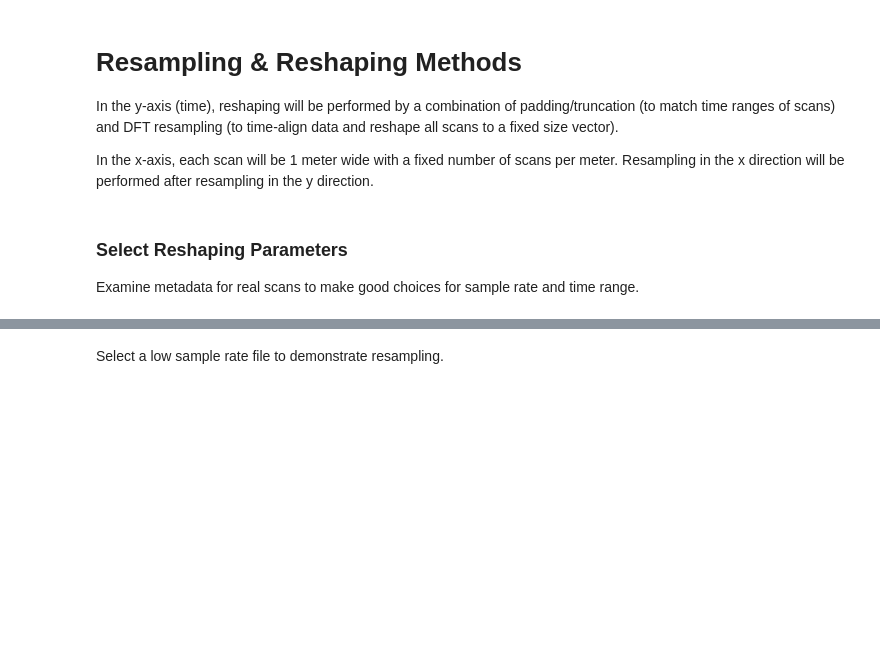
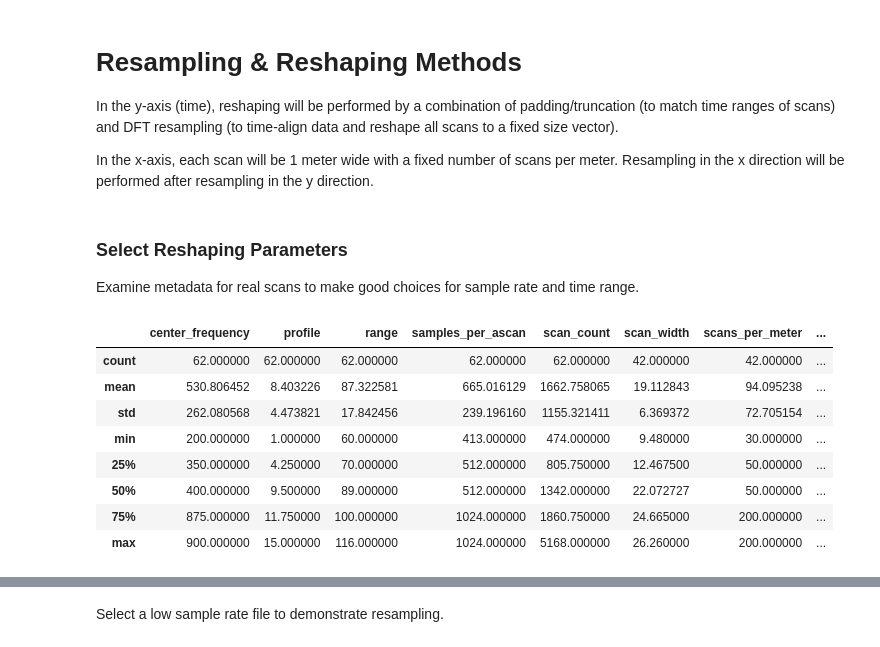
Before and after one commit to jeanruggiero/masters-thesis, a Jupyter notebook: DataExploration.ipynb, the cells around one changed output, grey strips where cells are left out. Drawn from its saved outputs; the diff is of its cells as text; code cells hidden in the pictures; blank space fills up the shorter version.

```diff
--- a/DataExploration.ipynb
+++ b/DataExploration.ipynb
@@ -20,6 +20,16 @@ import matplotlib.pyplot as plt
 plt.rcParams["figure.figsize"] = (10,4)
 s3 = boto3.resource('s3')
 # %%
-# m = get_metadata()
-# m.describe()
+m = get_metadata()
+m.describe()
+# %% [output]
+|  | center_frequency | profile | range | samples_per_ascan | scan_count | scan_width | scans_per_meter | ... |
+| count | 62.000000 | 62.000000 | 62.000000 | 62.000000 | 62.000000 | 42.000000 | 42.000000 | ... |
+| mean | 530.806452 | 8.403226 | 87.322581 | 665.016129 | 1662.758065 | 19.112843 | 94.095238 | ... |
+| std | 262.080568 | 4.473821 | 17.842456 | 239.196160 | 1155.321411 | 6.369372 | 72.705154 | ... |
+| min | 200.000000 | 1.000000 | 60.000000 | 413.000000 | 474.000000 | 9.480000 | 30.000000 | ... |
+| 25% | 350.000000 | 4.250000 | 70.000000 | 512.000000 | 805.750000 | 12.467500 | 50.000000 | ... |
+| 50% | 400.000000 | 9.500000 | 89.000000 | 512.000000 | 1342.000000 | 22.072727 | 50.000000 | ... |
+| 75% | 875.000000 | 11.750000 | 100.000000 | 1024.000000 | 1860.750000 | 24.665000 | 200.000000 | ... |
+| max | 900.000000 | 15.000000 | 116.000000 | 1024.000000 | 5168.000000 | 26.260000 | 200.000000 | ... |
 # %%
```
Also changed, not shown: parts of 3 cells of this notebook, 1 other file.
